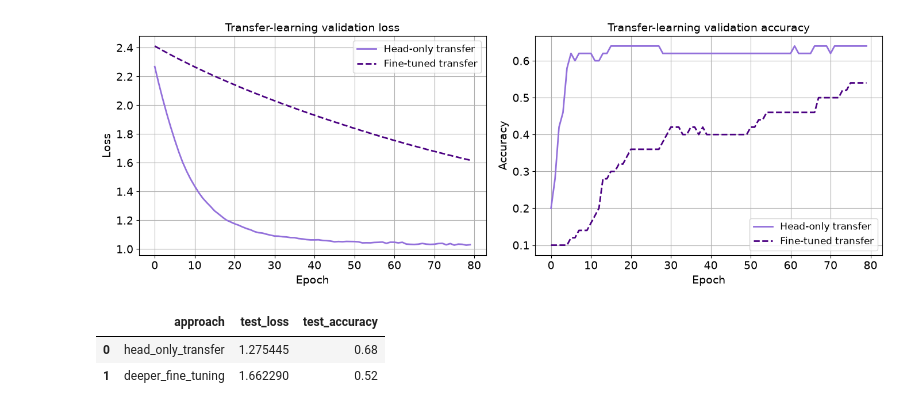
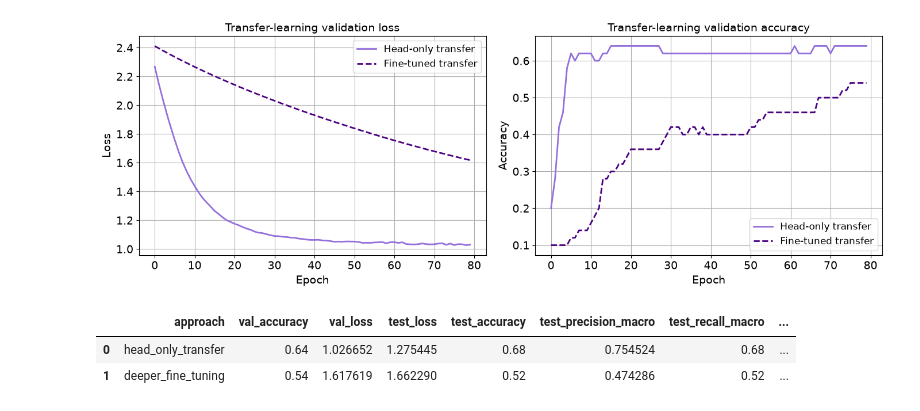
Before and after one commit to laurxn87/advanced_ml, a Jupyter notebook: advanced_ml/cnn/final.ipynb, the cells around one changed output. Drawn from its saved outputs; the diff is of its cells as text; code cells hidden in the pictures.

Commit message:
finished report

```diff
--- a/advanced_ml/cnn/final.ipynb
+++ b/advanced_ml/cnn/final.ipynb
@@ -974,23 +982,23 @@ This section uses the best base model from Part 1 as a feature extractor and ada
 # The selected CNN was trained on the full-resolution input size used in Part 1,
 # so the Part 2 generators must match the saved model input shape.
 train_gen = tf.keras.preprocessing.image.ImageDataGenerator(
-    rescale=1./255,
+    rescale=1.0 / 255,
     rotation_range=15,
     width_shift_range=0.1,
     height_shift_range=0.1,
     shear_range=0.1,
     zoom_range=0.1,
     horizontal_flip=True,
-    fill_mode="nearest"
+    fill_mode="nearest",
 )
-valid_gen =  tf.keras.preprocessing.image.ImageDataGenerator(rescale=1./255)
-test_gen = tf.keras.preprocessing.image.ImageDataGenerator(rescale=1./255)
+valid_gen = tf.keras.preprocessing.image.ImageDataGenerator(rescale=1.0 / 255)
+test_gen = tf.keras.preprocessing.image.ImageDataGenerator(rescale=1.0 / 255)
 
 X_train = train_gen.flow_from_directory(
     str(P2_TRAIN_DIR),
     target_size=(224, 224),
     batch_size=32,
-    class_mode='categorical',
+    class_mode="categorical",
     shuffle=True,
 )
 
@@ -998,7 +1006,7 @@ X_valid = valid_gen.flow_from_directory(
     str(P2_VALID_DIR),
     target_size=(224, 224),
     batch_size=32,
-    class_mode='categorical',
+    class_mode="categorical",
     shuffle=False,
 )
 
@@ -1006,7 +1014,7 @@ X_test = test_gen.flow_from_directory(
     str(P2_TEST_DIR),
     target_size=(224, 224),
     batch_size=32,
-    class_mode='categorical',
+    class_mode="categorical",
     shuffle=False,
 )
 # %% [output]
@@ -1321,34 +1371,71 @@ plt.show()
 # %%
 # Evaluate both transfer-learning variants on the same held-out test set.
 base_test_loss, base_test_acc = head_only_transfer_model.evaluate(X_test, verbose=0)
 deep_test_loss, deep_test_acc = deep_transfer_model.evaluate(X_test, verbose=0)
 
-# Keep the best transfer learning model
-final_transfer_model = deep_transfer_model if deep_test_acc > base_test_acc else head_only_transfer_model
+# Generate predictions so that class-averaged metrics can be computed.
+y_true = X_test.classes
+head_predictions = np.argmax(
+    head_only_transfer_model.predict(X_test, verbose=0), axis=1
+)
+deep_predictions = np.argmax(
+    deep_transfer_model.predict(X_test, verbose=0), axis=1
+)
+
+from sklearn.metrics import accuracy_score, precision_score, recall_score, f1_score
+
+def transfer_metrics(name, history, predictions, test_loss):
+    return {
+        "approach": name,
+        "val_accuracy": max(history.history["val_accuracy"]),
+        "val_loss": min(history.history["val_loss"]),
+        "test_loss": test_loss,
+        "test_accuracy": accuracy_score(y_true, predictions),
+        "test_precision_macro": precision_score(
+            y_true, predictions, average="macro", zero_division=0
+        ),
+        "test_recall_macro": recall_score(
+            y_true, predictions, average="macro", zero_division=0
+        ),
+        "test_f1_macro": f1_score(
+            y_true, predictions, average="macro", zero_division=0
+        ),
+        "best_epoch": int(np.argmax(history.history["val_accuracy"]) + 1),
+    }
+
+comparison_df = pd.DataFrame(
+    [
+        transfer_metrics(
+            "head_only_transfer",
+            head_only_history,
+            head_predictions,
+            base_test_loss,
+        ),
+        transfer_metrics(
+            "deeper_fine_tuning",
+            deep_history,
+            deep_predictions,
+            deep_test_loss,
+        ),
+    ]
+).sort_values("test_accuracy", ascending=False, ignore_index=True)
+
+# Save the transfer variant with the higher test accuracy as CNN B.
+if deep_test_acc > base_test_acc:
+    final_transfer_model = deep_transfer_model
+    final_transfer_history = deep_history
+else:
+    final_transfer_model = head_only_transfer_model
+    final_transfer_history = head_only_history
+
 final_transfer_model.save(str(CNN_B_MODEL_PATH))
-
-# Keep the best transfer learning history for reporting.
-final_transfer_history = deep_history if deep_test_acc > base_test_acc else head_only_history
-save_history(final_transfer_history, NOTEBOOK_DIR / 'CNN_B_history.json')
-
-comparison_df = pd.DataFrame([
-    {
-        'approach': 'head_only_transfer',
-        'test_loss': base_test_loss,
-        'test_accuracy': base_test_acc,
-    },
-    {
-        'approach': 'deeper_fine_tuning',
-        'test_loss': deep_test_loss,
-        'test_accuracy': deep_test_acc,
-    }
-]).sort_values('test_accuracy', ascending=False, ignore_index=True)
+save_history(final_transfer_history, NOTEBOOK_DIR / "CNN_B_history.json")
 
 comparison_df
 # %% [output]
-|  | approach | test_loss | test_accuracy |
-| 0 | head_only_transfer | 1.275445 | 0.68 |
-| 1 | deeper_fine_tuning | 1.662290 | 0.52 |
+|  | approach | val_accuracy | val_loss | test_loss | test_accuracy | test_precision_macro | test_recall_macro | ... |
+| 0 | head_only_transfer | 0.64 | 1.026652 | 1.275445 | 0.68 | 0.754524 | 0.68 | ... |
+| 1 | deeper_fine_tuning | 0.54 | 1.617619 | 1.662290 | 0.52 | 0.474286 | 0.52 | ... |
 # %% [markdown]
 ## Part 2c: Conclusion
 
```
Also changed, not shown: parts of 36 cells of this notebook, 13 other files.
